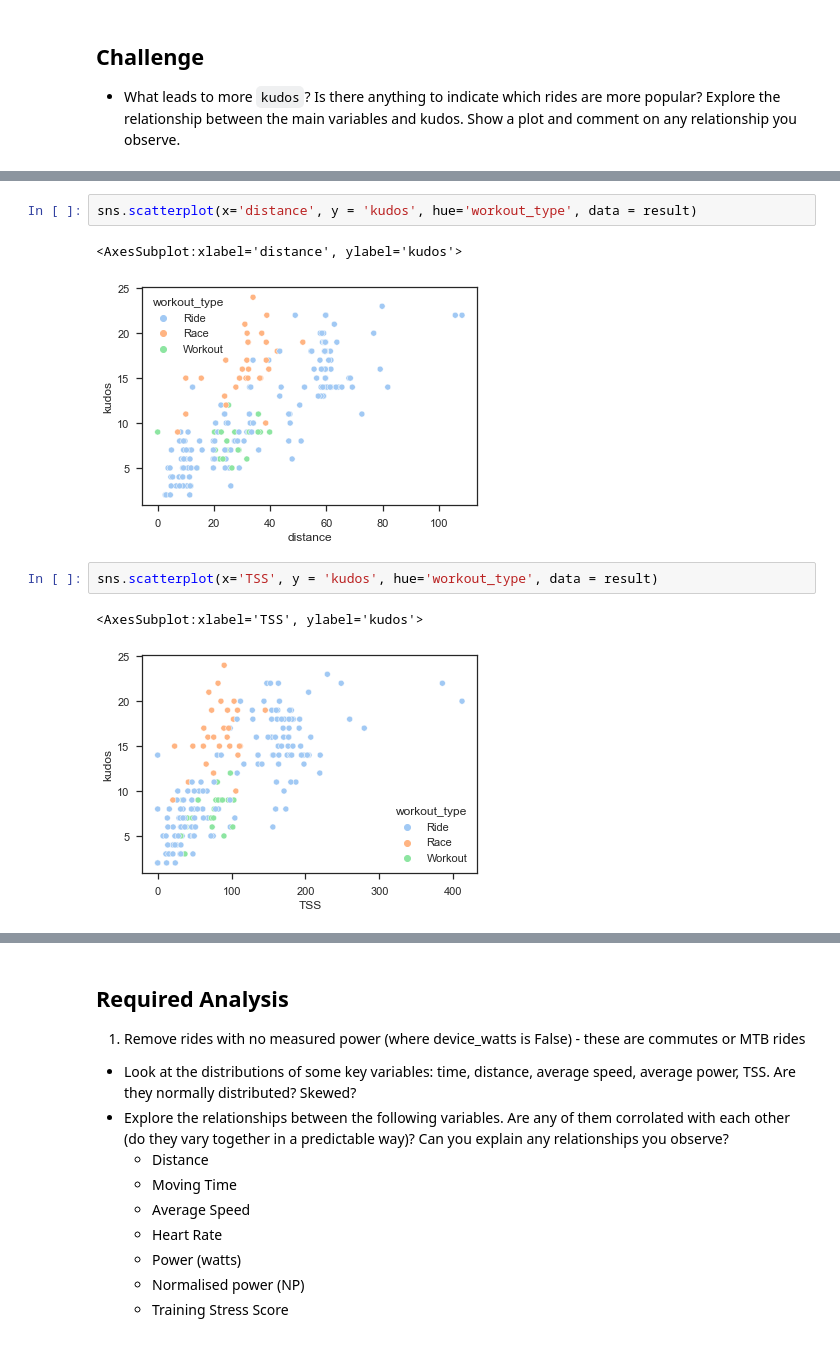
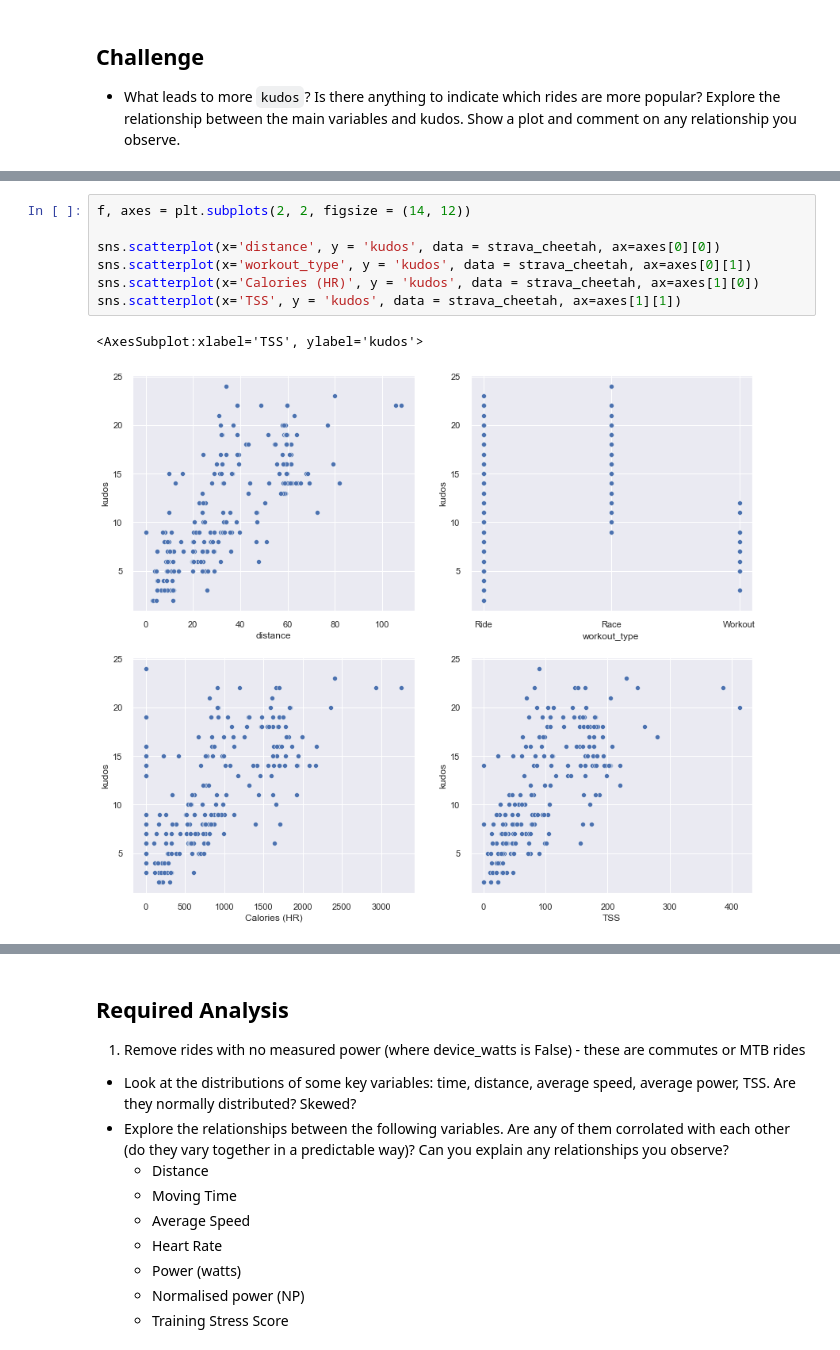
Before and after one commit to mona-piya/DS-portfolio-s1-2021-MonaMunegan, a Jupyter notebook: Portfolio 1.ipynb, the cells around one changed output, grey strips where cells are left out. Drawn from its saved outputs; the diff is of its cells as text.

```diff
--- a/Portfolio 1.ipynb
+++ b/Portfolio 1.ipynb
@@ -659,10 +657,10 @@ sns.scatterplot(x='workout_type', y = 'kudos', data = result)
-# %%
-sns.scatterplot(x='distance', y = 'kudos', hue='workout_type', data = result)
-# %% [output]
-<AxesSubplot:xlabel='distance', ylabel='kudos'>
-[figure, removed]
-# %%
-sns.scatterplot(x='TSS', y = 'kudos', hue='workout_type', data = result)
-# %% [output]
-<AxesSubplot:xlabel='TSS', ylabel='kudos'>
-[figure, removed]
+# %%
+f, axes = plt.subplots(2, 2, figsize = (14, 12))
+
+sns.scatterplot(x='distance', y = 'kudos', data = strava_cheetah, ax=axes[0][0])
+sns.scatterplot(x='workout_type', y = 'kudos', data = strava_cheetah, ax=axes[0][1])
+sns.scatterplot(x='Calories (HR)', y = 'kudos', data = strava_cheetah, ax=axes[1][0])
+sns.scatterplot(x='TSS', y = 'kudos', data = strava_cheetah, ax=axes[1][1])
+# %% [output]
+<AxesSubplot:xlabel='TSS', ylabel='kudos'>
+[figure, added]
```
Also changed, not shown: parts of 23 cells of this notebook.
